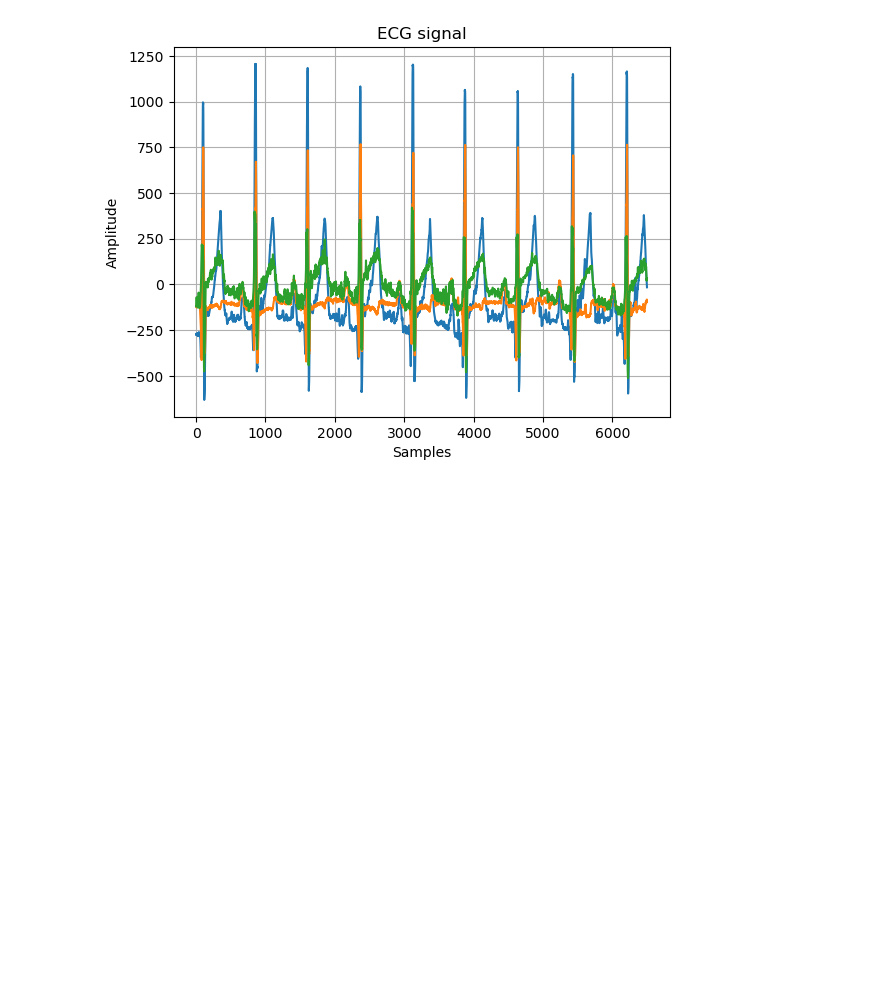
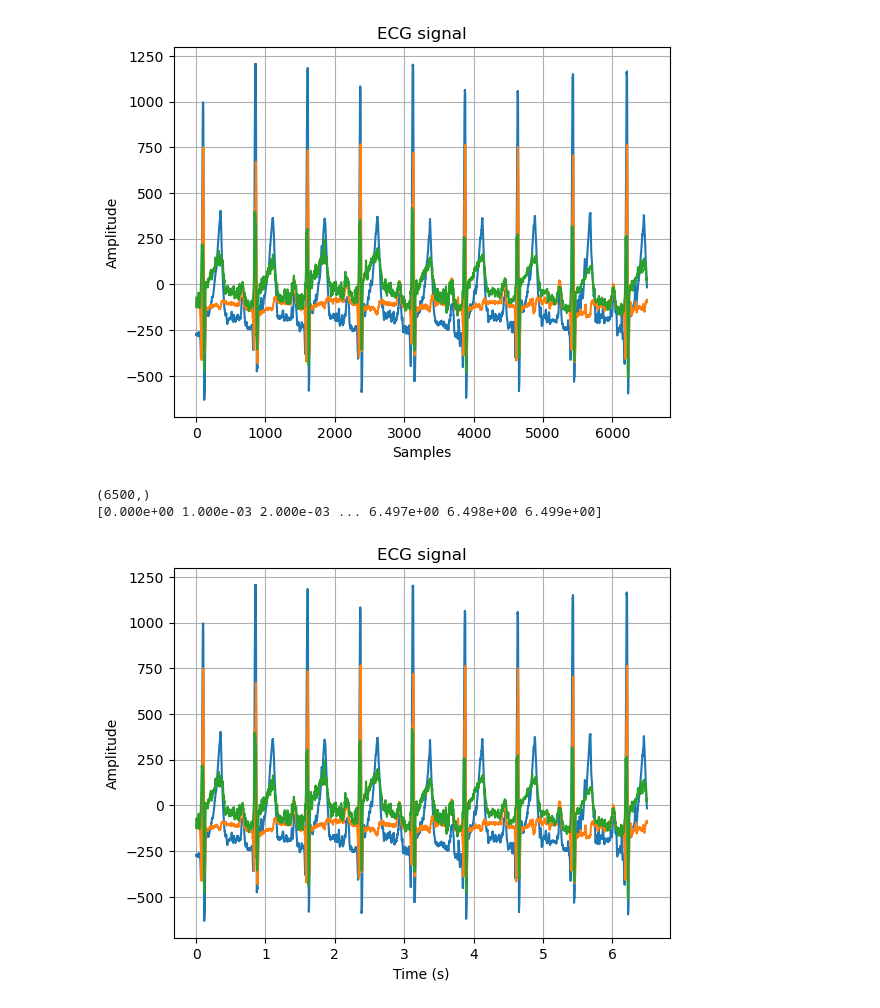
Before and after one commit to inesvincent/Series01-python-git, a Jupyter notebook: Series01.ipynb, the cells around one changed output. Drawn from its saved outputs; the diff is of its cells as text; code cells hidden in the pictures; blank space fills up the shorter version.

Commit message:
Created time vector

```diff
--- a/Series01.ipynb
+++ b/Series01.ipynb
@@ -32,3 +32,27 @@ plt.grid()
 plt.show()
 # %% [output]
 [figure]
+# %%
+# create t the time vector in seconds
+sampling_frequency = 1000  # in Hz
+T = 1 / sampling_frequency  # Sampling period in seconds
+N = len(ecg_raw)  # Number of samples (nb mesure prise)
+start = 0  # start time in seconds
+stop = (N - 1) * T  # end time in seconds
+
+# time vector
+t = np.linspace(start, stop, N)
+print(t.shape)
+print(t)
+
+#plot the data with time vector
+plt.plot(t, ecg_raw)
+plt.title('ECG signal')
+plt.xlabel('Time (s)')
+plt.ylabel('Amplitude')
+plt.grid()
+plt.show()
+# %% [output]
+(6500,)
+[0.000e+00 1.000e-03 2.000e-03 ... 6.497e+00 6.498e+00 6.499e+00]
+[figure, added]
```
Also changed, not shown: 1 other file.
